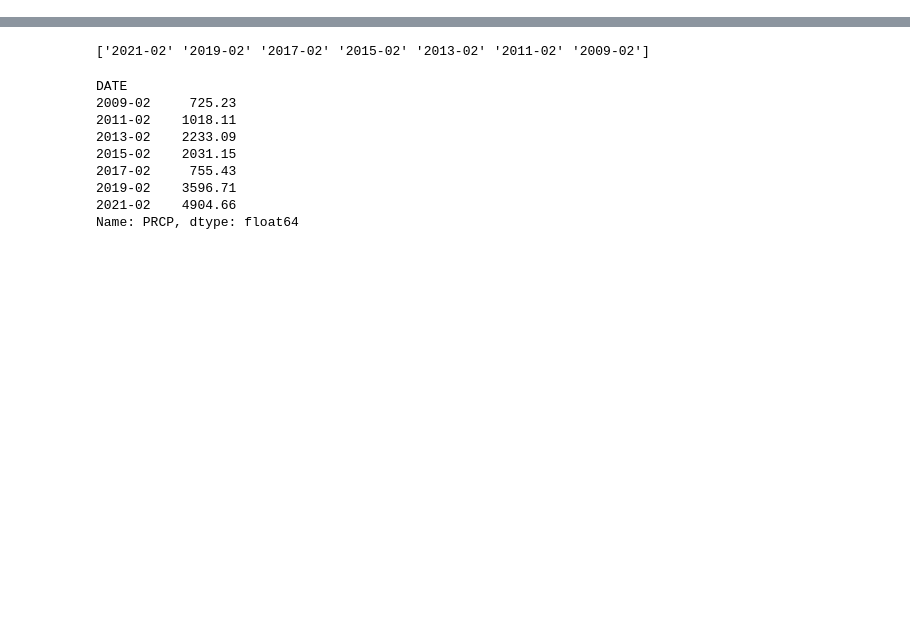
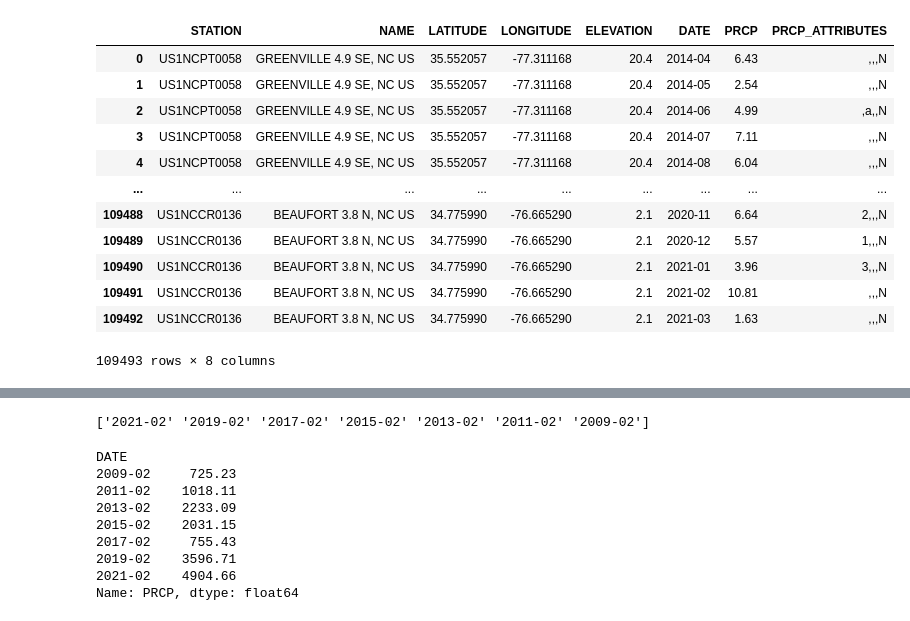
Before and after one commit to 1der4k/Data_Analysis_Project_1, a Jupyter notebook: NC_Precipitation.ipynb, the cells around one changed output, grey strips where cells are left out. Saved outputs shown, nothing was run; the diff lists cells and outputs as text; code cells hidden in the pictures; blank space fills up the shorter version.

```diff
--- a/NC_Precipitation.ipynb
+++ b/NC_Precipitation.ipynb
@@ -31,0 +34,18 @@ raw_prec_df
+# %%
+data2_df = pd.DataFrame(data2)
+
+data2_df
+# %% [output]
+|  | STATION | NAME | LATITUDE | LONGITUDE | ELEVATION | DATE | PRCP | PRCP_ATTRIBUTES |
+| 0 | US1NCPT0058 | GREENVILLE 4.9 SE, NC US | 35.552057 | -77.311168 | 20.4 | 2014-04 | 6.43 | ,,,N |
+| 1 | US1NCPT0058 | GREENVILLE 4.9 SE, NC US | 35.552057 | -77.311168 | 20.4 | 2014-05 | 2.54 | ,,,N |
+| 2 | US1NCPT0058 | GREENVILLE 4.9 SE, NC US | 35.552057 | -77.311168 | 20.4 | 2014-06 | 4.99 | ,a,,N |
+| 3 | US1NCPT0058 | GREENVILLE 4.9 SE, NC US | 35.552057 | -77.311168 | 20.4 | 2014-07 | 7.11 | ,,,N |
+| 4 | US1NCPT0058 | GREENVILLE 4.9 SE, NC US | 35.552057 | -77.311168 | 20.4 | 2014-08 | 6.04 | ,,,N |
+| ... | ... | ... | ... | ... | ... | ... | ... | ... |
+| 109488 | US1NCCR0136 | BEAUFORT 3.8 N, NC US | 34.775990 | -76.665290 | 2.1 | 2020-11 | 6.64 | 2,,,N |
+| 109489 | US1NCCR0136 | BEAUFORT 3.8 N, NC US | 34.775990 | -76.665290 | 2.1 | 2020-12 | 5.57 | 1,,,N |
+| 109490 | US1NCCR0136 | BEAUFORT 3.8 N, NC US | 34.775990 | -76.665290 | 2.1 | 2021-01 | 3.96 | 3,,,N |
+| 109491 | US1NCCR0136 | BEAUFORT 3.8 N, NC US | 34.775990 | -76.665290 | 2.1 | 2021-02 | 10.81 | ,,,N |
+| 109492 | US1NCCR0136 | BEAUFORT 3.8 N, NC US | 34.775990 | -76.665290 | 2.1 | 2021-03 | 1.63 | ,,,N |
+109493 rows × 8 columns
```
Also changed, not shown: parts of 4 cells of this notebook.
